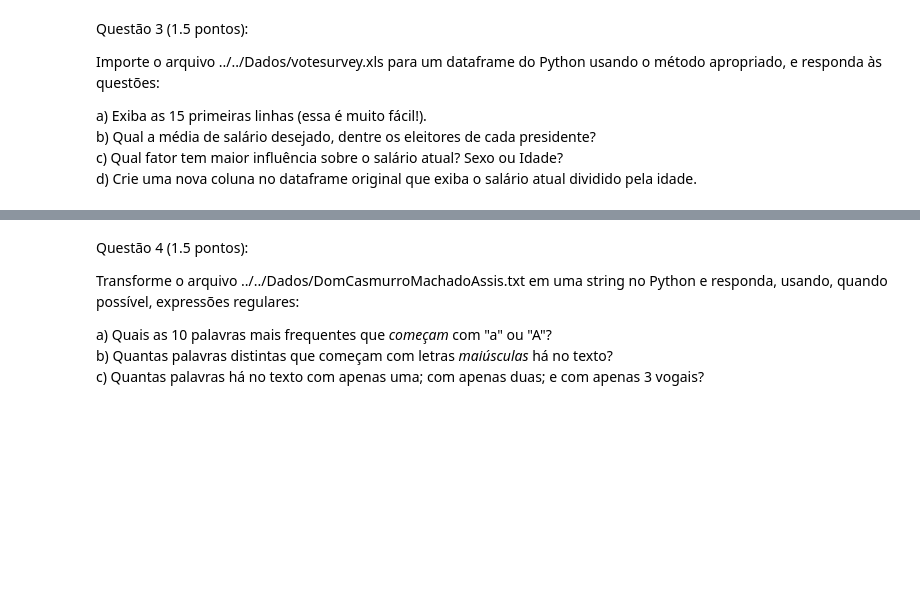
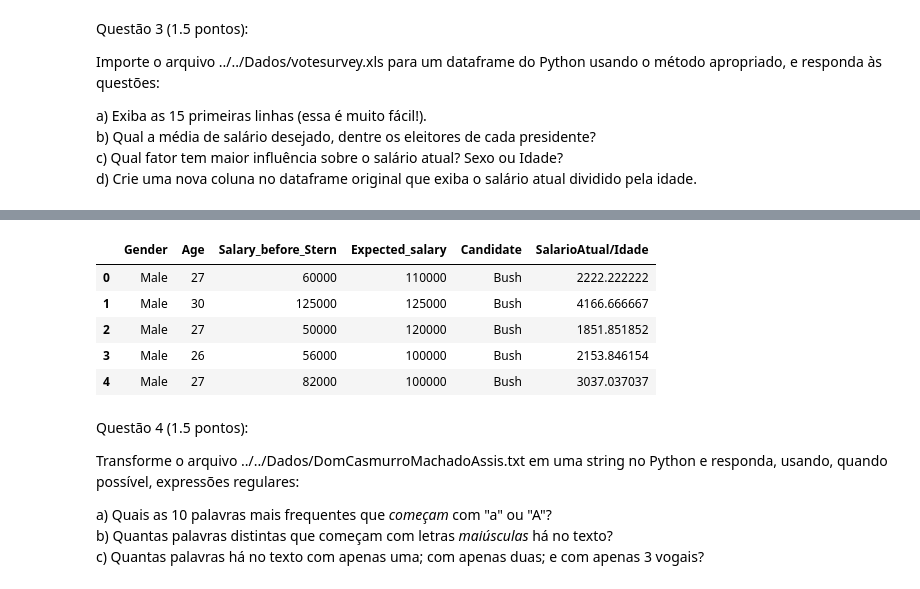
Before and after one commit to Fabioaraujo21/FGV_Programming_Languages, a Jupyter notebook: Python/Exercicios/Avaliacoes/Prova_A2_2018.ipynb, the cells around one changed output, grey strips where cells are left out. Drawn from its saved outputs; the diff is of its cells as text; code cells hidden in the pictures; blank space fills up the shorter version.

```diff
--- a/Python/Exercicios/Avaliacoes/Prova_A2_2018.ipynb
+++ b/Python/Exercicios/Avaliacoes/Prova_A2_2018.ipynb
@@ -95,0 +105,5 @@ df
+# %%
+df_votes = pd.read_excel('../../Dados/votesurvey.xls')
+cols = df_votes.columns
+cols = cols.map(lambda x: x.replace(' ', '_') if isinstance(x, (str)) else x)
+df_votes.columns = cols
@@ -96,3 +169,14 @@ df
+# %%
+#d)
+df_votes["SalarioAtual/Idade"]=df_votes.Salary_before_Stern/df_votes.Age
+df_votes.head()
+# %% [output]
+|  | Gender | Age | Salary_before_Stern | Expected_salary | Candidate | SalarioAtual/Idade |
+| 0 | Male | 27 | 60000 | 110000 | Bush | 2222.222222 |
+| 1 | Male | 30 | 125000 | 125000 | Bush | 4166.666667 |
+| 2 | Male | 27 | 50000 | 120000 | Bush | 1851.851852 |
+| 3 | Male | 26 | 56000 | 100000 | Bush | 2153.846154 |
+| 4 | Male | 27 | 82000 | 100000 | Bush | 3037.037037 |
 # %% [markdown]
 Questão 4 (1.5 pontos):
 
```
Also changed, not shown: parts of 37 cells of this notebook, 1 other file.
